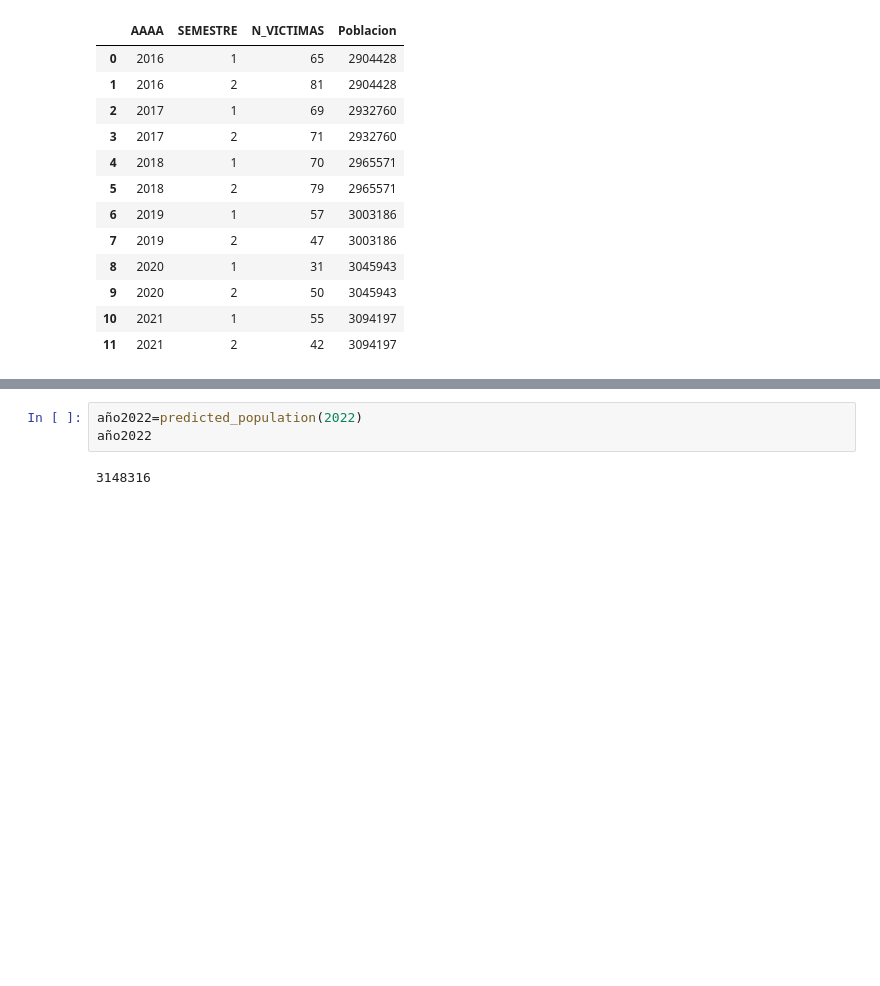
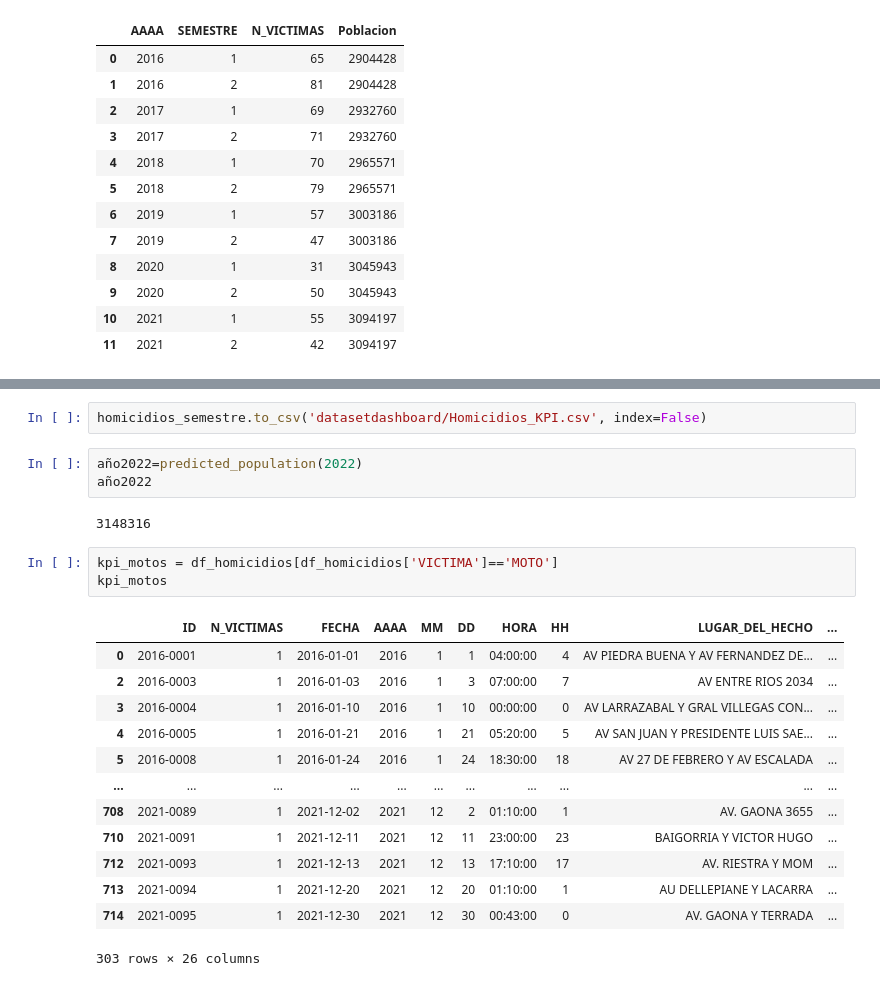
Before and after one commit to Aalg26/PI_DA, a Jupyter notebook: KPI's.ipynb, the cells around one changed output, grey strips where cells are left out. Drawn from its saved outputs; the diff is of its cells as text; blank space fills up the shorter version.

```diff
--- a/KPI's.ipynb
+++ b/KPI's.ipynb
@@ -175,5 +201,24 @@ homicidios_semestre
+# %%
+homicidios_semestre.to_csv('datasetdashboard/Homicidios_KPI.csv', index=False)
 # %%
 año2022=predicted_population(2022)
 año2022
 # %% [output]
 3148316
+# %%
+kpi_motos = df_homicidios[df_homicidios['VICTIMA']=='MOTO']
+kpi_motos
+# %% [output]
+|  | ID | N_VICTIMAS | FECHA | AAAA | MM | DD | HORA | HH | LUGAR_DEL_HECHO | ... |
+| 0 | 2016-0001 | 1 | 2016-01-01 | 2016 | 1 | 1 | 04:00:00 | 4 | AV PIEDRA BUENA Y AV FERNANDEZ DE... | ... |
+| 2 | 2016-0003 | 1 | 2016-01-03 | 2016 | 1 | 3 | 07:00:00 | 7 | AV ENTRE RIOS 2034 | ... |
+| 3 | 2016-0004 | 1 | 2016-01-10 | 2016 | 1 | 10 | 00:00:00 | 0 | AV LARRAZABAL Y GRAL VILLEGAS CON... | ... |
+| 4 | 2016-0005 | 1 | 2016-01-21 | 2016 | 1 | 21 | 05:20:00 | 5 | AV SAN JUAN Y PRESIDENTE LUIS SAE... | ... |
+| 5 | 2016-0008 | 1 | 2016-01-24 | 2016 | 1 | 24 | 18:30:00 | 18 | AV 27 DE FEBRERO Y AV ESCALADA | ... |
+| ... | ... | ... | ... | ... | ... | ... | ... | ... | ... | ... |
+| 708 | 2021-0089 | 1 | 2021-12-02 | 2021 | 12 | 2 | 01:10:00 | 1 | AV. GAONA 3655 | ... |
+| 710 | 2021-0091 | 1 | 2021-12-11 | 2021 | 12 | 11 | 23:00:00 | 23 | BAIGORRIA Y VICTOR HUGO | ... |
+| 712 | 2021-0093 | 1 | 2021-12-13 | 2021 | 12 | 13 | 17:10:00 | 17 | AV. RIESTRA Y MOM | ... |
+| 713 | 2021-0094 | 1 | 2021-12-20 | 2021 | 12 | 20 | 01:10:00 | 1 | AU DELLEPIANE Y LACARRA | ... |
+| 714 | 2021-0095 | 1 | 2021-12-30 | 2021 | 12 | 30 | 00:43:00 | 0 | AV. GAONA Y TERRADA | ... |
+303 rows × 26 columns
```
Also changed, not shown: parts of 18 cells of this notebook, 6 other files.
